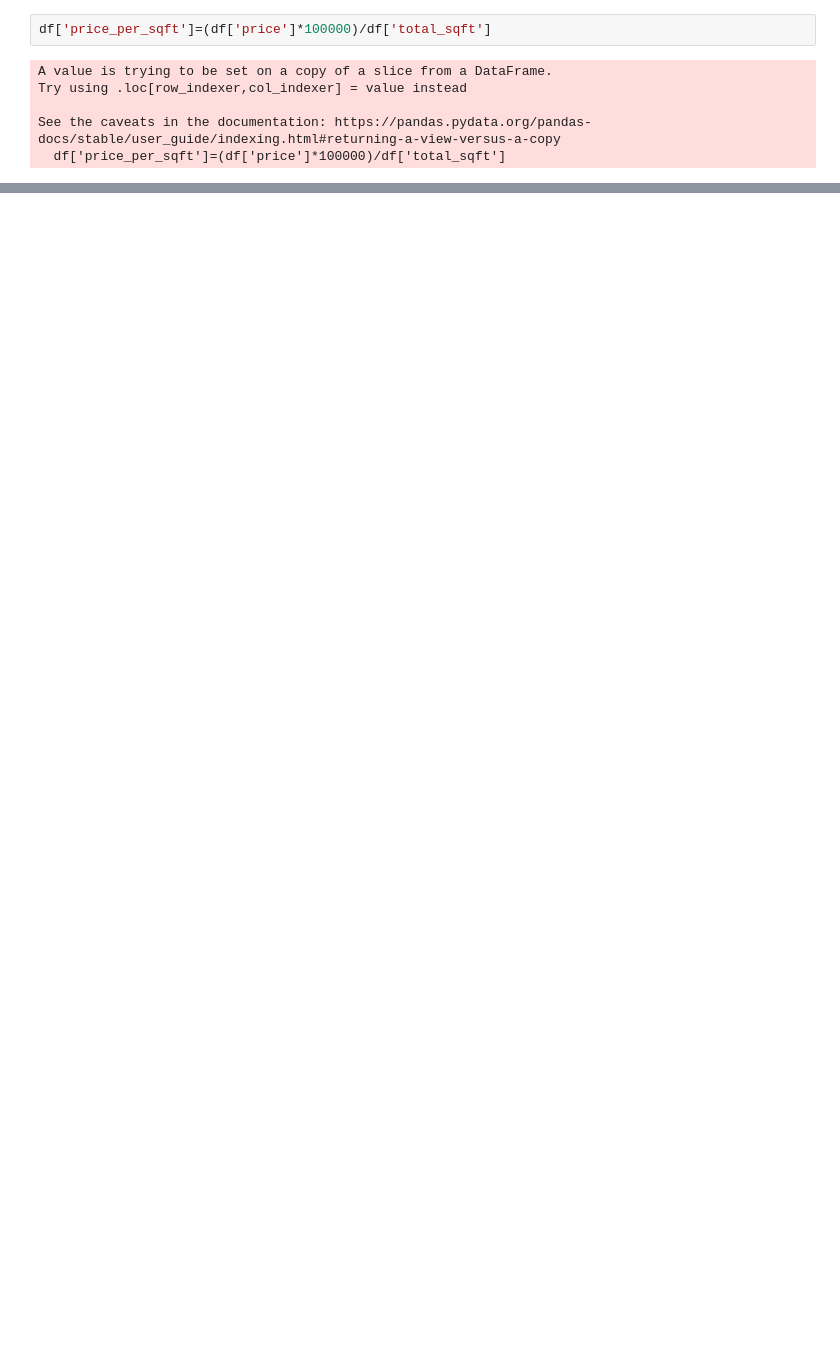
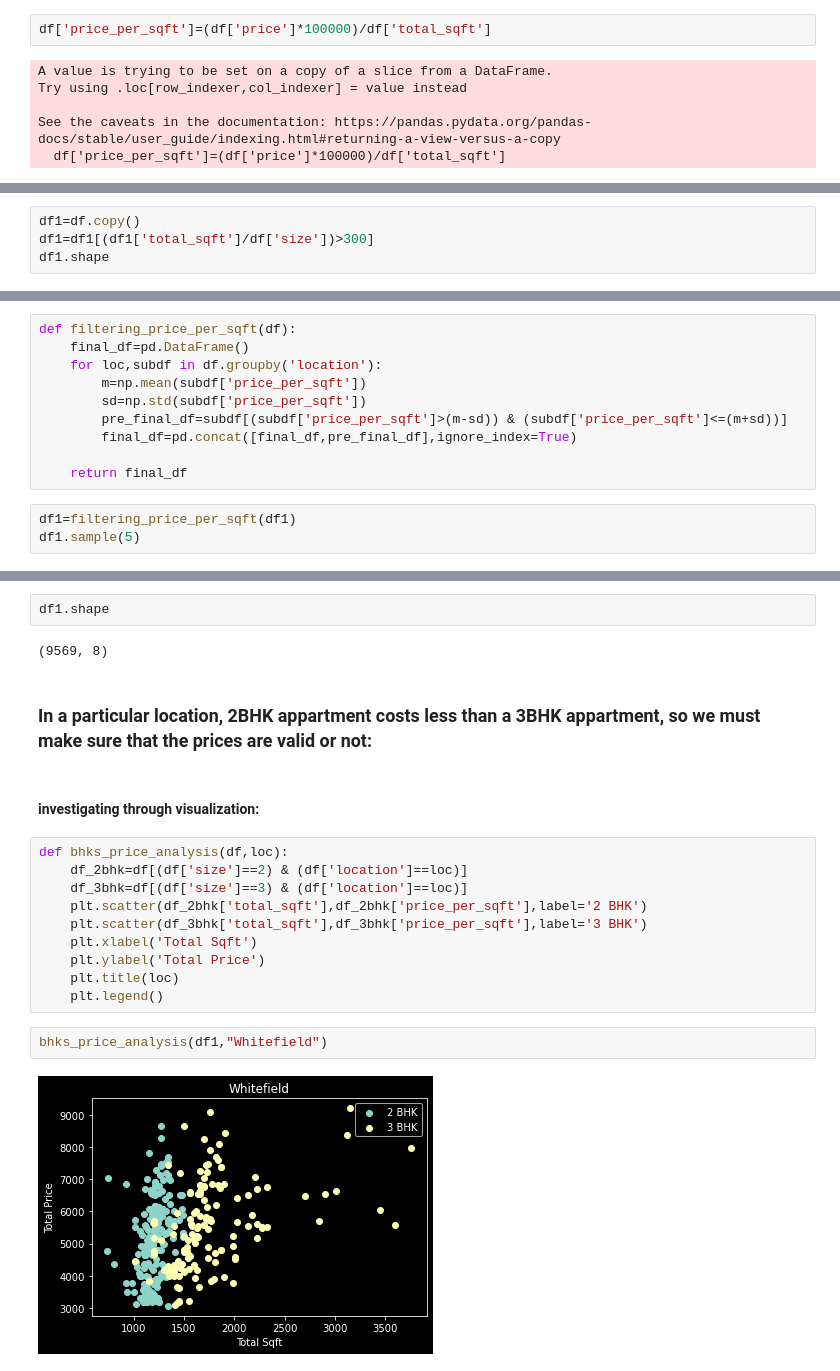
Before and after one commit to Akash-1gif/property_price_prediction, a Jupyter notebook: Data_preprocessing.ipynb, the cells around one changed output, grey strips where cells are left out. Drawn from its saved outputs; the diff is of its cells as text; blank space fills up the shorter version.

Commit message:
Data has been cleaned and the outliers have been removed

```diff
--- a/Data_preprocessing.ipynb
+++ b/Data_preprocessing.ipynb
@@ -227,0 +232,4 @@ df.shape
+# %%
+df1=df.copy()
+df1=df1[(df1['total_sqft']/df['size'])>300]
+df1.shape
@@ -227,0 +252,13 @@ df.shape
+# %%
+def filtering_price_per_sqft(df):
+    final_df=pd.DataFrame()
+    for loc,subdf in df.groupby('location'):
+        m=np.mean(subdf['price_per_sqft'])
+        sd=np.std(subdf['price_per_sqft'])
+        pre_final_df=subdf[(subdf['price_per_sqft']>(m-sd)) & (subdf['price_per_sqft']<=(m+sd))]
+        final_df=pd.concat([final_df,pre_final_df],ignore_index=True)
+
+    return final_df
+# %%
+df1=filtering_price_per_sqft(df1)
+df1.sample(5)
@@ -227,0 +272,22 @@ df.shape
+# %%
+df1.shape
+# %% [output]
+(9569, 8)
+# %% [markdown]
+### In a particular location, 2BHK appartment costs less than a 3BHK appartment, so we must make sure that the prices are valid or not:
+# %% [markdown]
+#### investigating through visualization:
+# %%
+def bhks_price_analysis(df,loc):
+    df_2bhk=df[(df['size']==2) & (df['location']==loc)]
+    df_3bhk=df[(df['size']==3) & (df['location']==loc)]
+    plt.scatter(df_2bhk['total_sqft'],df_2bhk['price_per_sqft'],label='2 BHK')
+    plt.scatter(df_3bhk['total_sqft'],df_3bhk['price_per_sqft'],label='3 BHK')
+    plt.xlabel('Total Sqft')
+    plt.ylabel('Total Price')
+    plt.title(loc)
+    plt.legend()
+# %%
+bhks_price_analysis(df1,"Whitefield")
+# %% [output]
+[figure, added]
```
Also changed, not shown: parts of 32 cells of this notebook.
